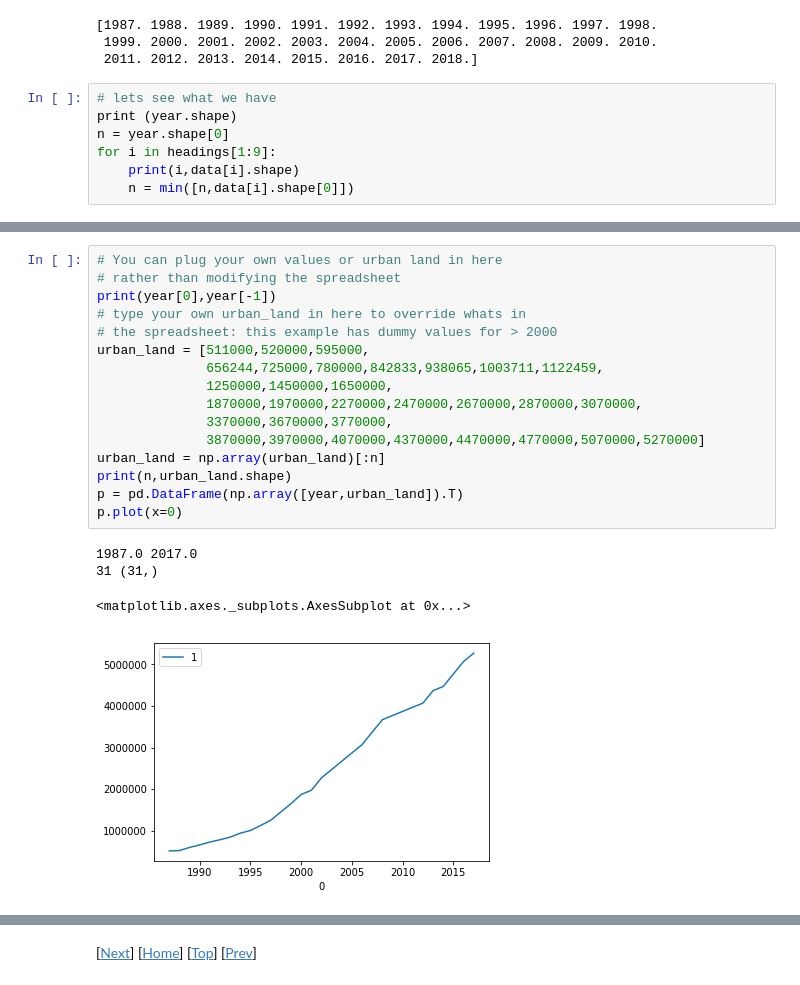
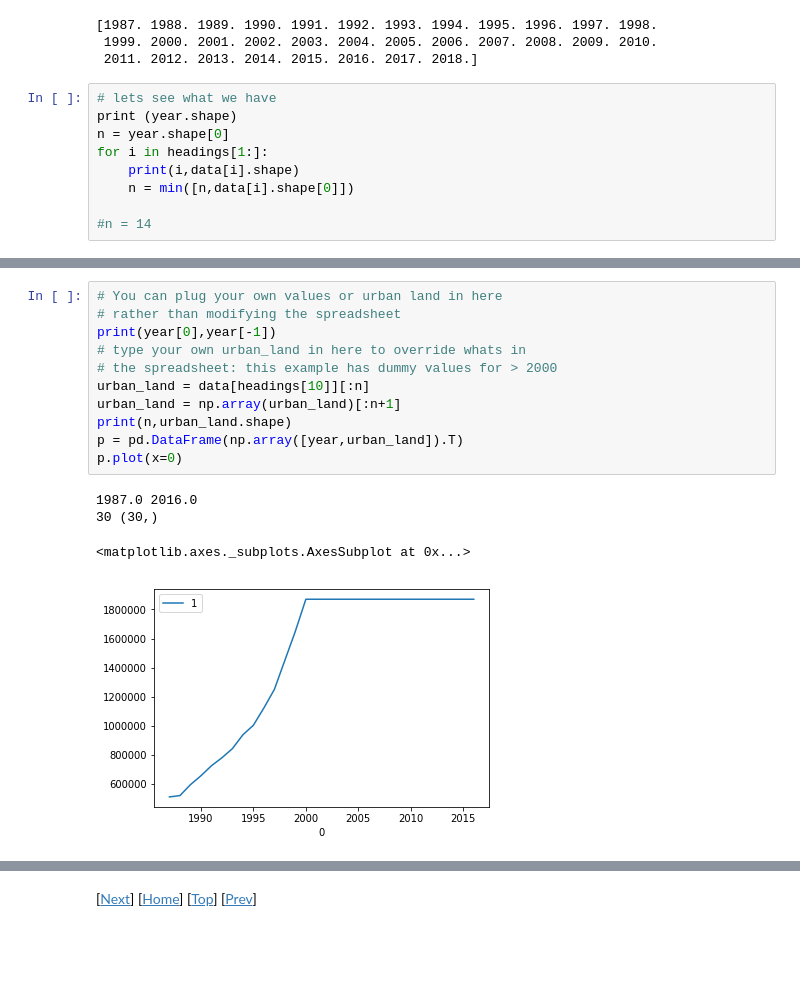
Before and after one commit to profLewis/GEOG0027_Coursework, a Jupyter notebook: docs/2021_UrbanModel_TeacherPage.ipynb, the cells around one changed output, grey strips where cells are left out. Saved outputs shown, nothing was run; the diff lists cells and outputs as text; blank space fills up the shorter version.

```diff
--- a/docs/2021_UrbanModel_TeacherPage.ipynb
+++ b/docs/2021_UrbanModel_TeacherPage.ipynb
@@ -100,9 +100,11 @@ print(year)
 # lets see what we have
 print (year.shape)
 n = year.shape[0]
-for i in headings[1:9]:
+for i in headings[1:]:
     print(i,data[i].shape)
     n = min([n,data[i].shape[0]])
+
+#n = 14
 # %% [output]
 (32,)
 Complete investment in capital construction (固投) 亿元 (32,)
@@ -158,24 +157,19 @@ ModuleNotFoundError: No module named 'rpy2'
 # %%
 # You can plug your own values or urban land in here
 # rather than modifying the spreadsheet
 print(year[0],year[-1])
 # type your own urban_land in here to override whats in
 # the spreadsheet: this example has dummy values for > 2000
-urban_land = [511000,520000,595000,
-              656244,725000,780000,842833,938065,1003711,1122459,
-              1250000,1450000,1650000,
-              1870000,1970000,2270000,2470000,2670000,2870000,3070000,
-              3370000,3670000,3770000,
-              3870000,3970000,4070000,4370000,4470000,4770000,5070000,5270000]
-urban_land = np.array(urban_land)[:n]
+urban_land = data[headings[10]][:n]
+urban_land = np.array(urban_land)[:n+1]
 print(n,urban_land.shape)
 p = pd.DataFrame(np.array([year,urban_land]).T)
 p.plot(x=0)
 # %% [output]
-1987.0 2017.0
-31 (31,)
+1987.0 2016.0
+30 (30,)
 <matplotlib.axes._subplots.AxesSubplot at 0x...>
-[figure, old version]
+[figure, new version]
 # %%
 %matplotlib inline
 
```
Also changed, not shown: parts of 7 cells of this notebook, 15 other files.
